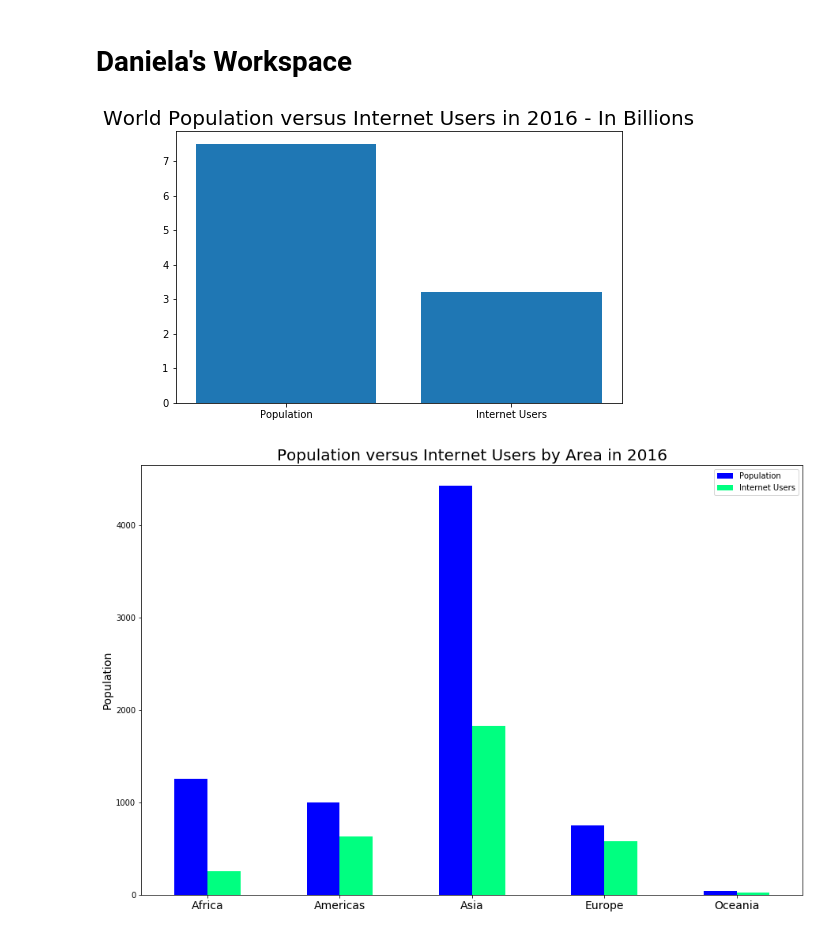
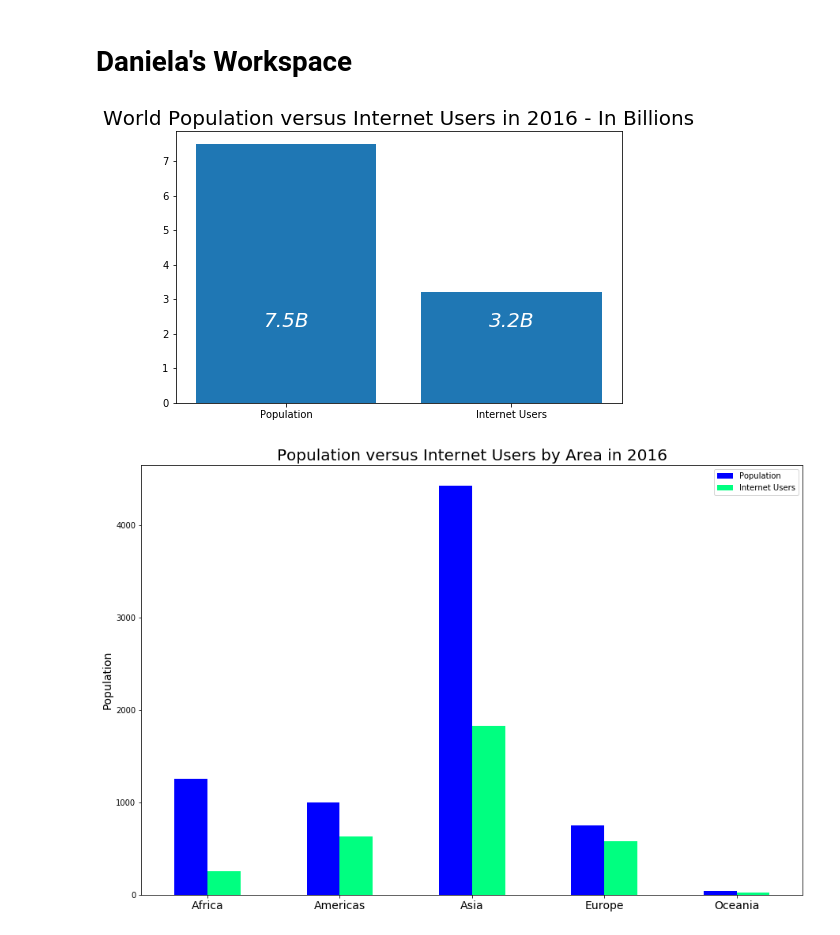
Before and after one commit to JoshuaFarmerATX/butterfly_effects_project, a Jupyter notebook: butterfly_effect-Dani.ipynb, the cells around one changed output. Cells and saved outputs as stored; diff of their text form; code cells hidden in the pictures.

Commit message:
Added label to plot.

```diff
--- a/butterfly_effect-Dani.ipynb
+++ b/butterfly_effect-Dani.ipynb
@@ -100,14 +100,26 @@ world = merged_data.loc[merged_data.ISO3.str.contains('World')]
 # %%
 #plot World Population versus Internet Users
 world2 = merged_data.iloc[226]
 round_population = round(world2.population/1000000000,1)
 round_users = round(world2.internet_users/1000000000,1)
 data = {'Population': round_population, 'Internet Users': round_users}
 names = list(data.keys())
 values = list(data.values())
 fig, axs = plt.subplots(1, 1, figsize=(8, 5), sharey=False)
-axs.bar(names, values)
+plot = axs.bar(names, values)
 plt.title("World Population versus Internet Users in 2016 - In Billions",fontsize= 20)
+
+
+
+def autolabel(rects):
+    for idx, rect in enumerate(plot):
+        height = rect.get_height() / abs(rect.get_height())*2
+        axs.text(rect.get_x() + rect.get_width()/2., 1.05*height,
+                str(values[idx]) + 'B', size = '20', fontstyle = "oblique",
+                ha='center', va='bottom', rotation=0, color = "white",)
+
+autolabel(plot)
+
 plt.show()
 # %% [output]
-[figure, old version]
+[figure, new version]
```
Also changed, not shown: parts of 4 cells of this notebook, 1 other file.
